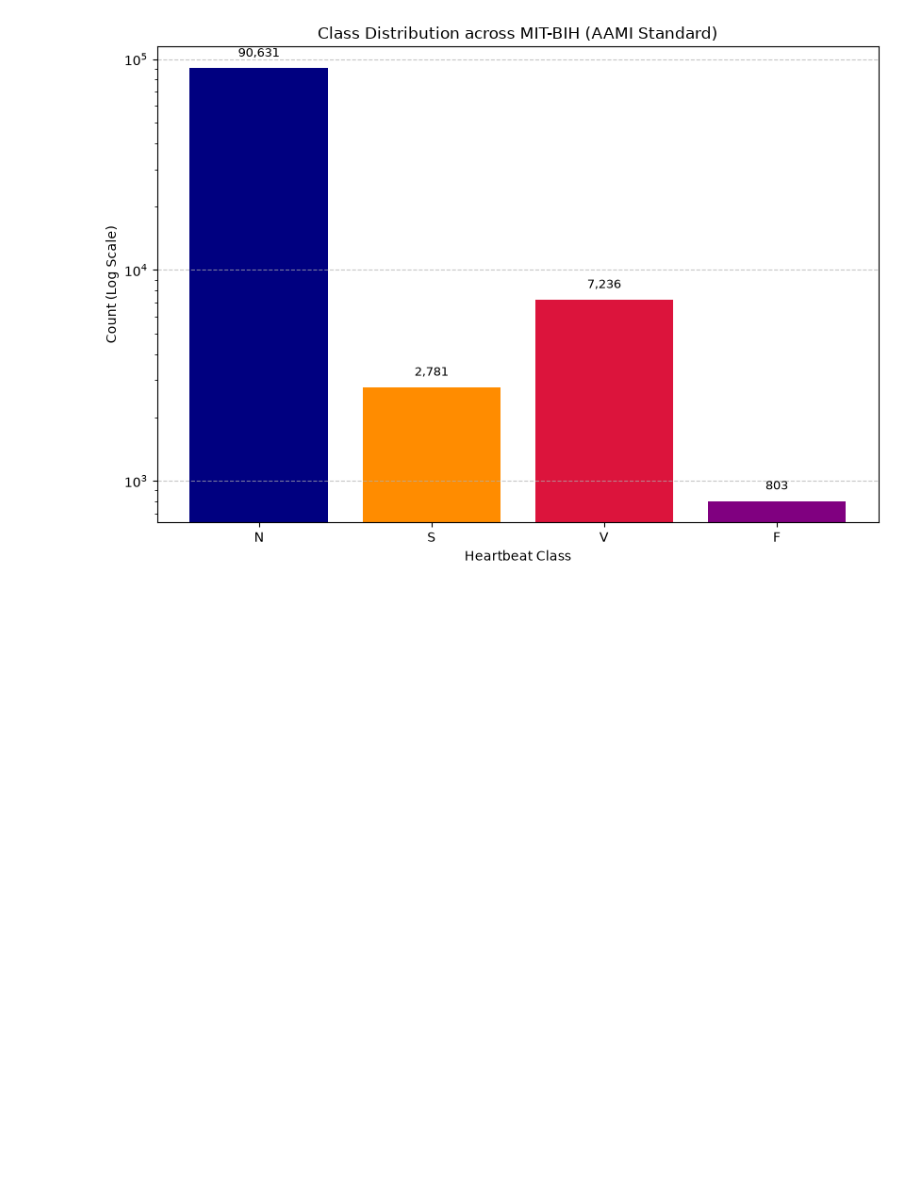
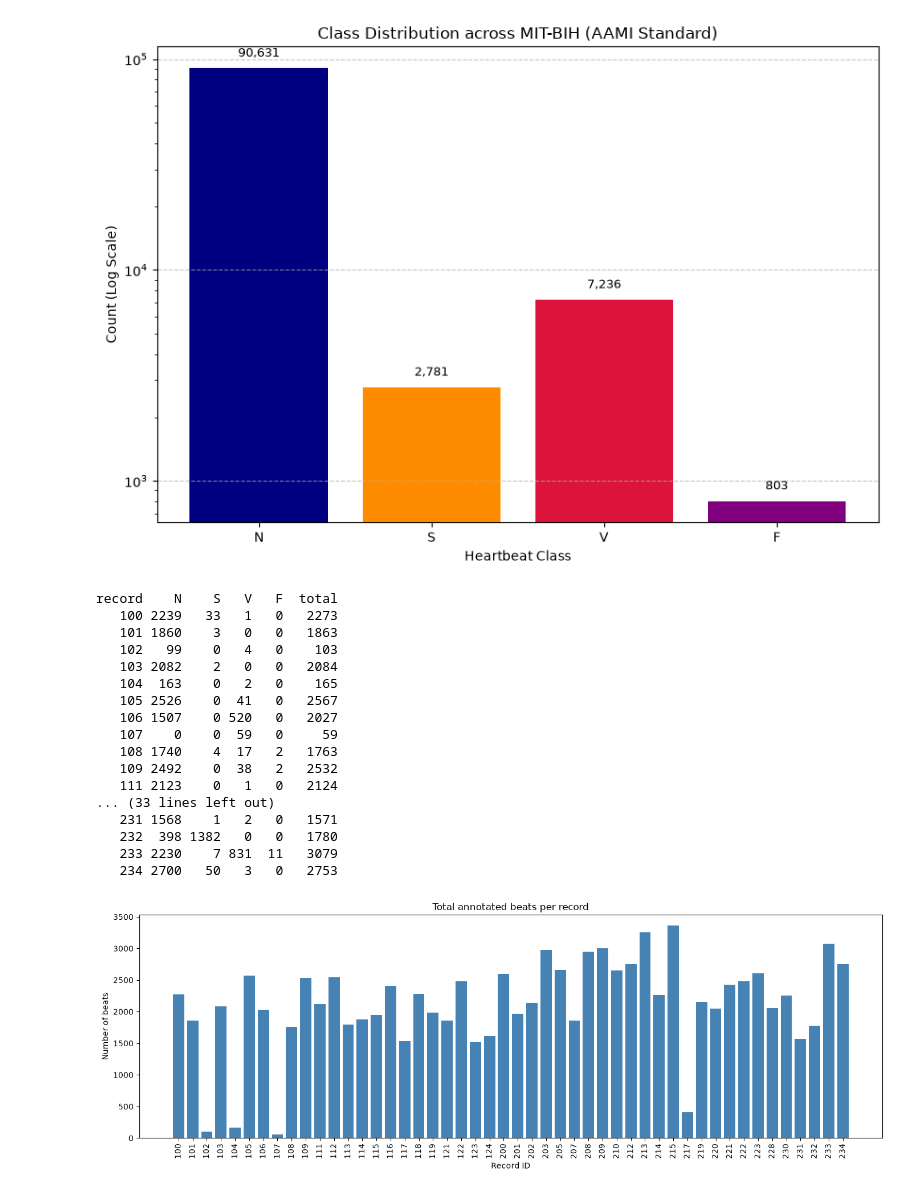
Before and after one commit to RasSved/Data-Mining-Project, a Jupyter notebook: notebooks/EDA.ipynb, the cells around one changed output. Cells and saved outputs as stored; diff of their text form; code cells hidden in the pictures; blank space fills up the shorter version.

```diff
--- a/notebooks/EDA.ipynb
+++ b/notebooks/EDA.ipynb
@@ -320,3 +320,50 @@ Class  Total_Beats  Percentage (%)
     V         7236            7.13
     F          803            0.79
 [figure]
+# %%
+# Count beats per record, broken down by AAMI class
+record_class_counts = []
+
+for rec_id in records:
+    ann = wfdb.rdann(f'../data/mit-bih-arrhythmia-database-1.0.0/{rec_id}', 'atr')
+    counts = {'N': 0, 'S': 0, 'V': 0, 'F': 0}
+    for sym in ann.symbol:
+        if sym in aami_map:
+            counts[aami_map[sym]] += 1
+    counts['record'] = rec_id
+    counts['total'] = sum(counts[c] for c in ['N', 'S', 'V', 'F'])
+    record_class_counts.append(counts)
+
+df_per_record = pd.DataFrame(record_class_counts)
+df_per_record = df_per_record[['record', 'N', 'S', 'V', 'F', 'total']]
+
+print(df_per_record.to_string(index=False))
+
+# Plot total beats per record
+plt.figure(figsize=(14, 5))
+plt.bar(df_per_record['record'], df_per_record['total'], color='steelblue')
+plt.xticks(rotation=90)
+plt.title('Total annotated beats per record')
+plt.xlabel('Record ID')
+plt.ylabel('Number of beats')
+plt.tight_layout()
+plt.show()
+# %% [output]
+record    N    S   V   F  total
+   100 2239   33   1   0   2273
+   101 1860    3   0   0   1863
+   102   99    0   4   0    103
+   103 2082    2   0   0   2084
+   104  163    0   2   0    165
+   105 2526    0  41   0   2567
+   106 1507    0 520   0   2027
+   107    0    0  59   0     59
+   108 1740    4  17   2   1763
+   109 2492    0  38   2   2532
+   111 2123    0   1   0   2124
+... (33 lines left out)
+   231 1568    1   2   0   1571
+   232  398 1382   0   0   1780
+   233 2230    7 831  11   3079
+   234 2700   50   3   0   2753
+[figure, added]
```
Also changed, not shown: parts of 2 cells of this notebook.
